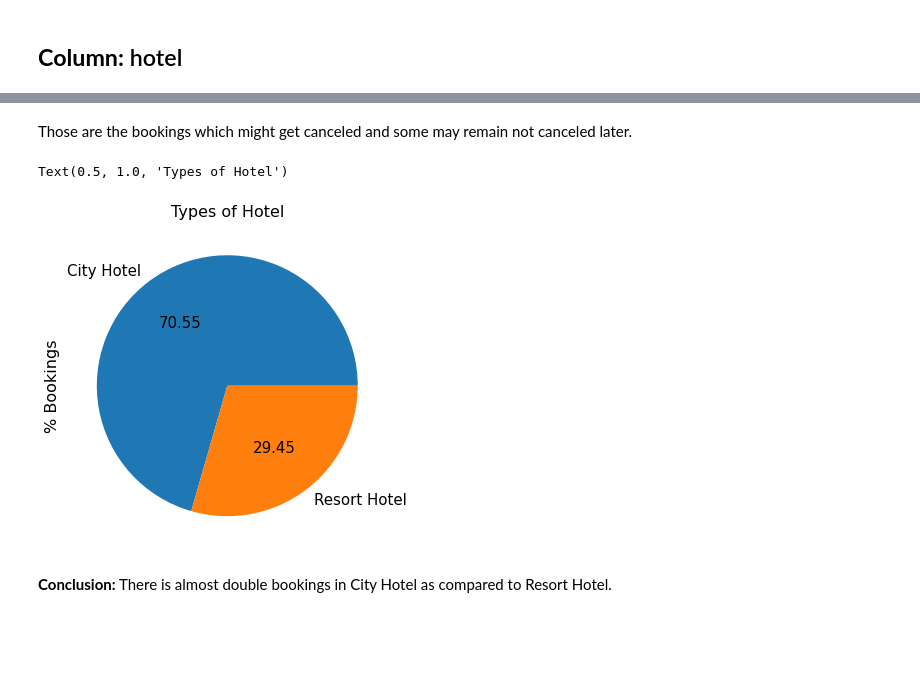
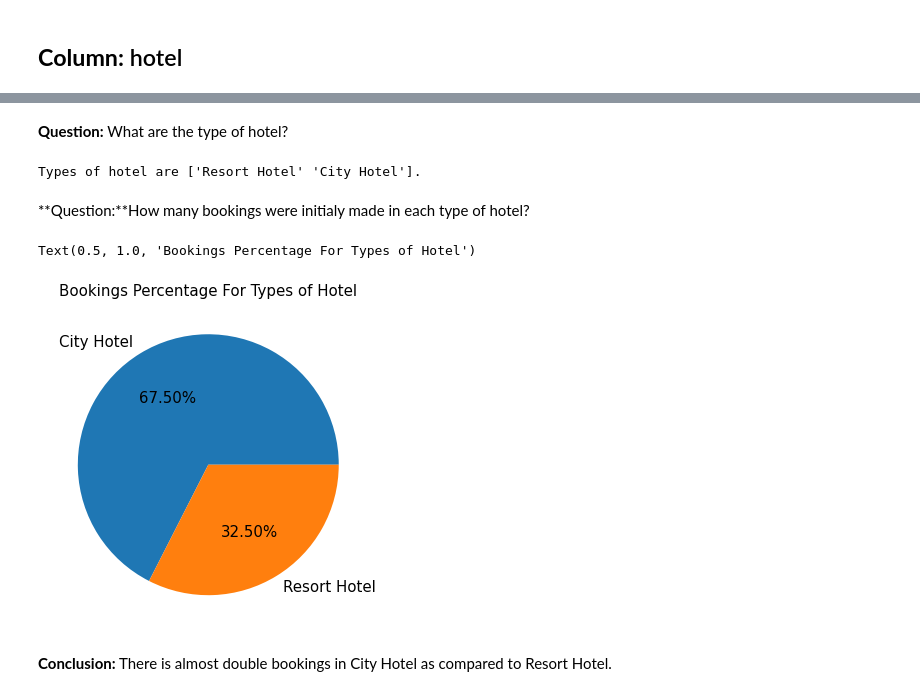
Before and after one commit to Amolrakhunde/Hotel-Booking-Analysis, a Jupyter notebook: Hotel_Booking_Analysis_Capstone_Project.ipynb, the cells around one changed output, grey strips where cells are left out. Drawn from its saved outputs; the diff is of its cells as text; code cells hidden in the pictures; blank space fills up the shorter version.

```diff
--- a/Hotel_Booking_Analysis_Capstone_Project.ipynb
+++ b/Hotel_Booking_Analysis_Capstone_Project.ipynb
@@ -137,6 +256,0 @@ IQR = Q3 -Q1
-# %%
-# droping outliers which are bellow Q3-1.5*IQR
-df.drop(df[df['adr'] < Q3 -1.5*IQR].index, inplace=True)
-# %%
-# droping outliers which are above Q3+1.5*IQR
-df.drop(df[df['adr'] > Q3 +1.5*IQR].index, inplace=True)
@@ -176,0 +271,3 @@ Yeah! We are done with handelling missing data.
+# %%
+# replace adr values bellow 34 with mean values
+df.loc[df.adr <= 34, 'adr'] = df['adr'].mean()
@@ -215,14 +326,20 @@ print(categories_in_hotel)
-# %%
-df.hotel = df.hotel.str.replace(' ','_')
-# %% [markdown]
-Those are the bookings which might get canceled and some may remain not canceled later.
+# %% [markdown]
+**Question:** What are the type of hotel?
+# %%
+# get types of hotel
+types_of_hotel = df.hotel.unique()
+print(f"Types of hotel are {types_of_hotel}.")
+# %% [output]
+Types of hotel are ['Resort Hotel' 'City Hotel'].
+# %% [markdown]
+**Question:**How many bookings were initialy made in each type of hotel?
 # %%
-df.groupby('hotel').size().plot(kind='pie', labels=["City Hotel", "Resort Hotel"], fontsize=15, autopct='%.2f',  figsize=(6, 6))
-plt.ylabel('% Bookings' , fontsize=16)
-plt.title('Types of Hotel', fontsize=16)
+df.groupby('hotel').size().plot(kind='pie', labels=["City Hotel", "Resort Hotel"], fontsize=15, autopct='%.2f%%',  figsize=(6, 6))
+plt.ylabel('' , fontsize=20)
+plt.title('Bookings Percentage For Types of Hotel', fontsize=15)
 # %% [output]
-Text(0.5, 1.0, 'Types of Hotel')
+Text(0.5, 1.0, 'Bookings Percentage For Types of Hotel')
-[figure, old version]
+[figure, new version]
 # %% [markdown]
 **Conclusion:** There is almost double bookings in City Hotel as compared to Resort Hotel.
 # %% [markdown]
```
Also changed, not shown: parts of 177 cells of this notebook.
